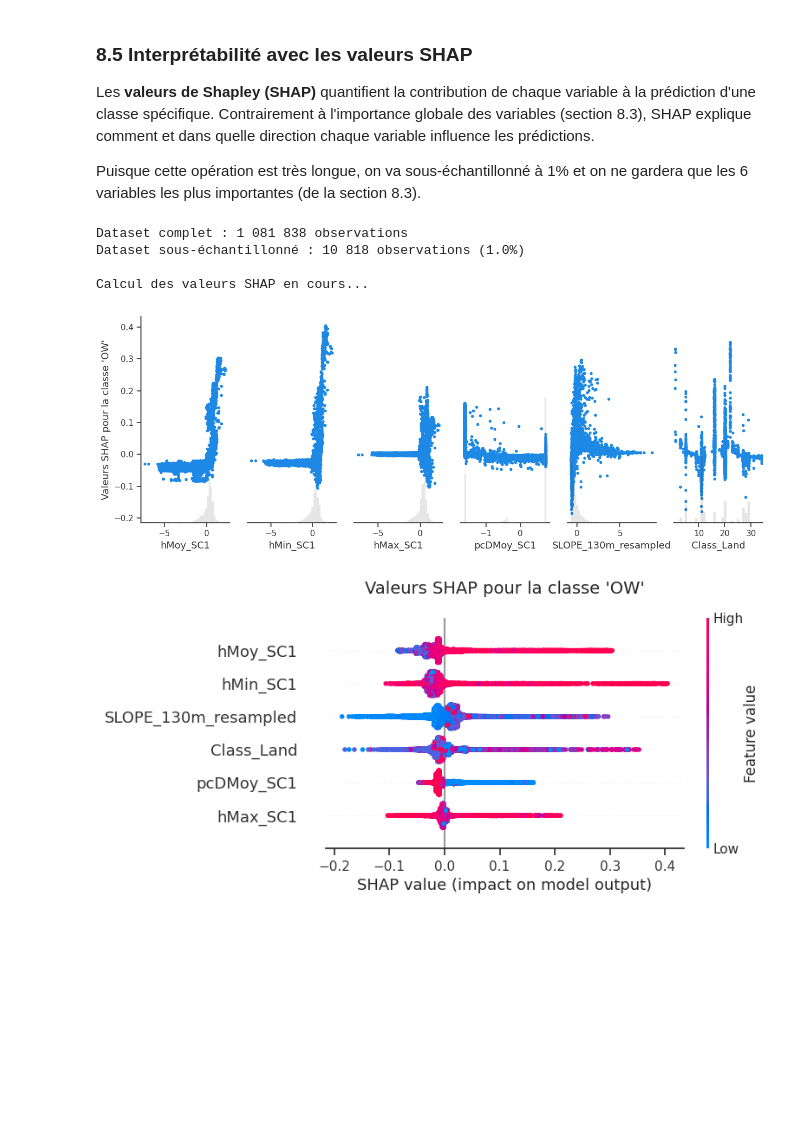
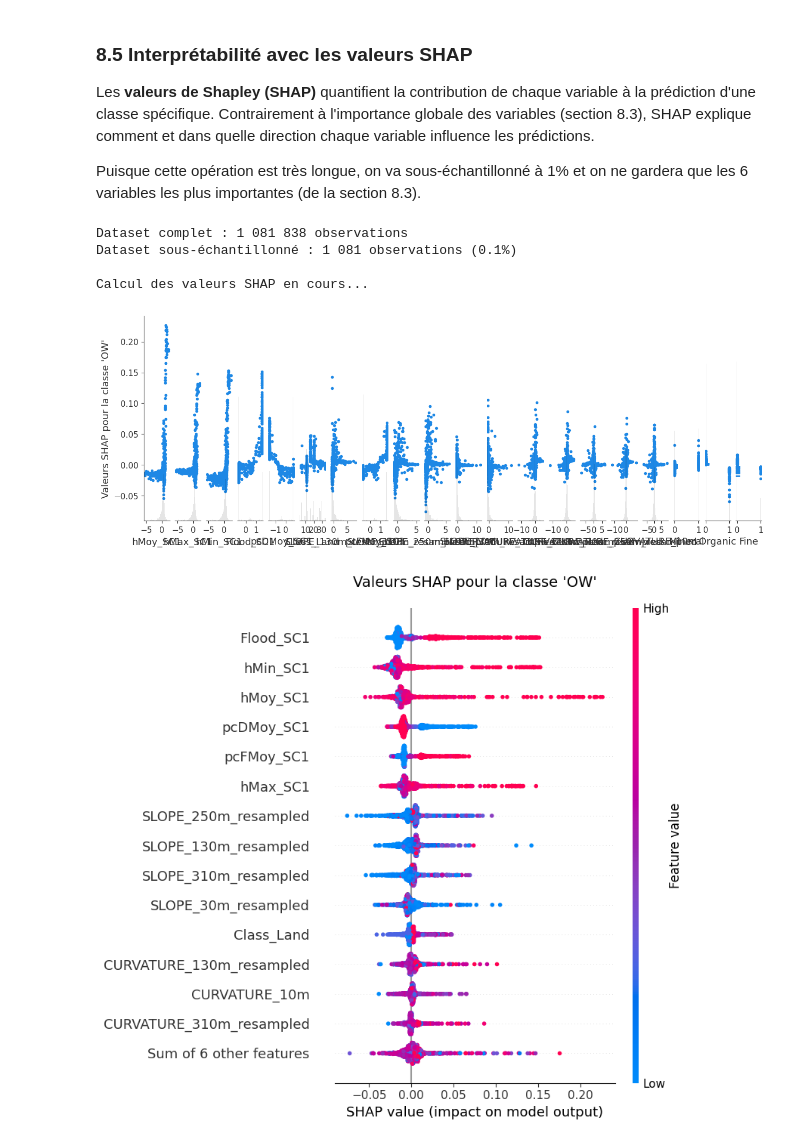
Before and after one commit to geo-stack/cours_ml_envirocan, a Jupyter notebook: 01_dataset_preprocessing.ipynb, the cells around one changed output. Saved outputs shown, nothing was run; the diff lists cells and outputs as text; code cells hidden in the pictures; blank space fills up the shorter version.

```diff
--- a/01_dataset_preprocessing.ipynb
+++ b/01_dataset_preprocessing.ipynb
@@ -904,7 +904,7 @@ X_full = df_features_nonan[num_vars + cat_vars].values
 
 X_sample, _, y_sample, _ = train_test_split(
     X_full, y_full,
-    train_size=0.01,
+    train_size=0.001,
     random_state=0,
     stratify=y_full
     )
@@ -926,7 +926,7 @@ X_sample_std = scaler.fit_transform(
 X_sample_std = pd.DataFrame(X_sample_std, columns=num_vars + cat_vars)
 
 # Sélection des 6 variables les plus importantes.
-X_sample_std = X_sample_std.loc[:, importance_df.Variable[:6]]
+X_sample_std = X_sample_std.loc[:, importance_df.Variable[:20]]
 
 
 # Création de l'explainer et calcul des valeurs SHAP.
@@ -942,33 +942,33 @@ shap_values = explainer(X_sample_std)
 class_idx = list(clf.classes_).index(SELECTED_CLASS)
 shap_values_class = shap_values[:, :, class_idx]
 
 print()
 
 shap.plots.scatter(
     shap_values_class,
     ylabel=f"Valeurs SHAP pour la classe '{SELECTED_CLASS}'"
     )
 plt.title(f"Valeurs SHAP pour la classe '{SELECTED_CLASS}'",
           fontsize=14, pad=20)
 
 fig = plt.gcf()
 fig.tight_layout()
 
 print('\n\n')
 
 shap.plots.beeswarm(shap_values_class,
                     max_display=15,
                     show=False)
 plt.title(f"Valeurs SHAP pour la classe '{SELECTED_CLASS}'",
           fontsize=14, pad=20)
 
 fig = plt.gcf()
 fig.tight_layout()
 plt.show()
 # %% [output]
 Dataset complet : 1 081 838 observations
-Dataset sous-échantillonné : 10 818 observations (1.0%)
+Dataset sous-échantillonné : 1 081 observations (0.1%)
 
 Calcul des valeurs SHAP en cours...
-[figure, old version]
+[figure, new version]
-[figure, old version]
+[figure, new version]
```
Also changed, not shown: parts of 4 cells of this notebook.
